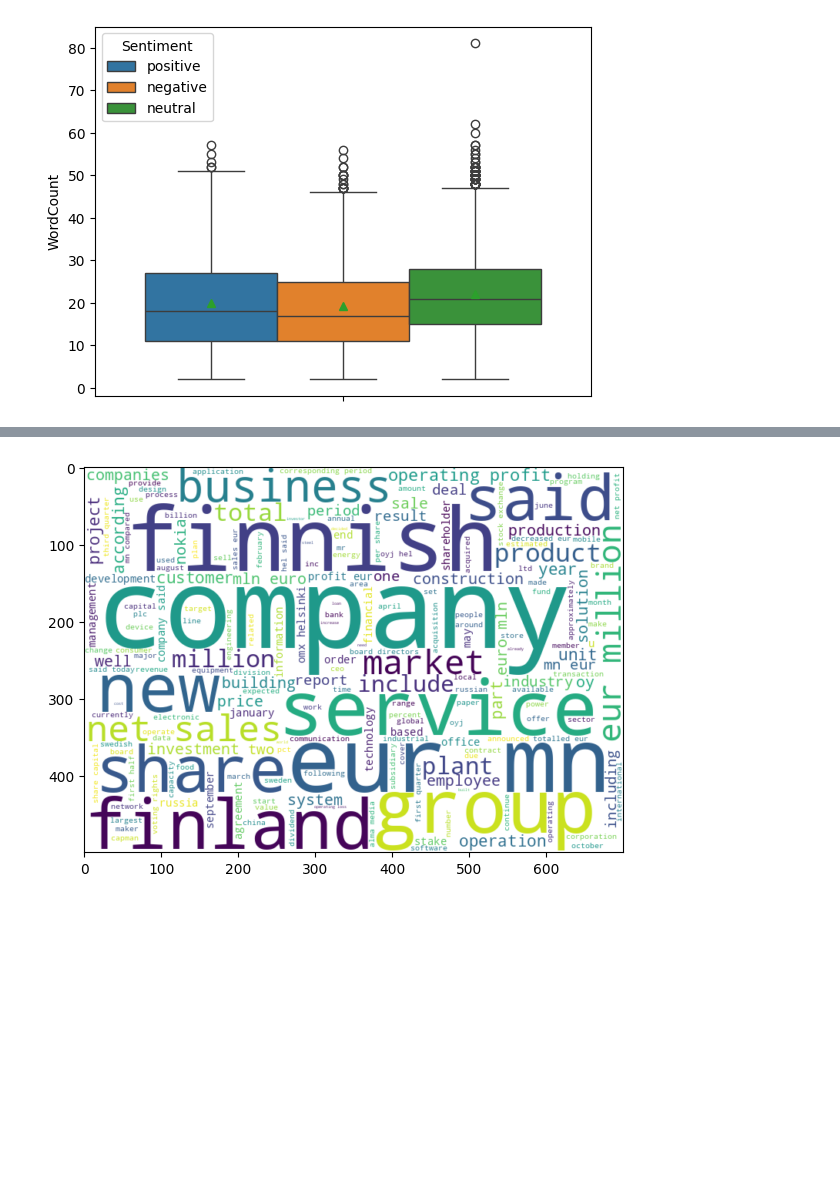
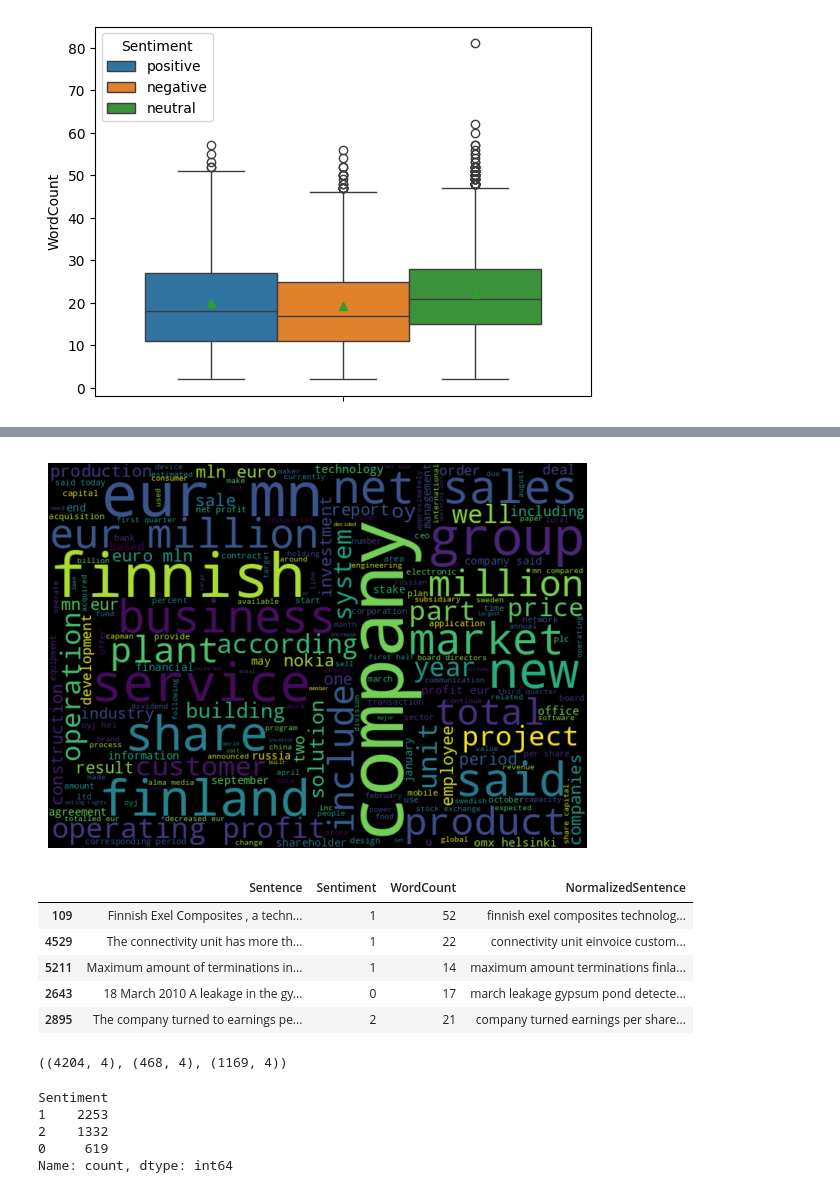
Before and after one commit to ganeshteli/sentiment-analysis-with-neural-networks, a Jupyter notebook: app.ipynb, the cells around one changed output, grey strips where cells are left out. Cells and saved outputs as stored; diff of their text form; code cells hidden in the pictures; blank space fills up the shorter version.

Commit message:
Create training and validation dataset

```diff
--- a/app.ipynb
+++ b/app.ipynb
@@ -167,8 +168,36 @@ plt.show()
 # %%
-neutral_wordcloud = WordCloud(width = 700, height = 500, background_color = "white").generate(neutral_text)
+neutral_wordcloud = WordCloud(width = 700, height = 500, random_state=20, max_font_size=100).generate(neutral_text)
 
 plt.figure(figsize = (7, 5))
 plt.imshow(neutral_wordcloud, interpolation = "bilinear")
+plt.axis("off")
 plt.show()
 # %% [output]
-[figure, old version]
+[figure, new version]
+# %%
+financial_data["Sentiment"] = financial_data["Sentiment"].replace({"positive": 2, "neutral": 1, "negative": 0}).infer_objects(copy=False)
+financial_data.sample(5)
+# %% [output]
+|  | Sentence | Sentiment | WordCount | NormalizedSentence |
+| 109 | Finnish Exel Composites , a techn... | 1 | 52 | finnish exel composites technolog... |
+| 4529 | The connectivity unit has more th... | 1 | 22 | connectivity unit einvoice custom... |
+| 5211 | Maximum amount of terminations in... | 1 | 14 | maximum amount terminations finla... |
+| 2643 | 18 March 2010 A leakage in the gy... | 0 | 17 | march leakage gypsum pond detecte... |
+| 2895 | The company turned to earnings pe... | 2 | 21 | company turned earnings per share... |
+# %%
+from sklearn.model_selection import train_test_split
+
+x_train, x_test = train_test_split(financial_data, test_size = 0.2, random_state = 123, stratify = financial_data["Sentiment"])
+x_train, x_val = train_test_split(x_train, test_size = 0.1, random_state = 123, stratify = x_train["Sentiment"])
+
+x_train.shape, x_val.shape, x_test.shape
+# %% [output]
+((4204, 4), (468, 4), (1169, 4))
+# %%
+x_train["Sentiment"].value_counts()
+# %% [output]
+Sentiment
+1    2253
+2    1332
+0     619
+Name: count, dtype: int64
```
Also changed, not shown: parts of 10 cells of this notebook.
